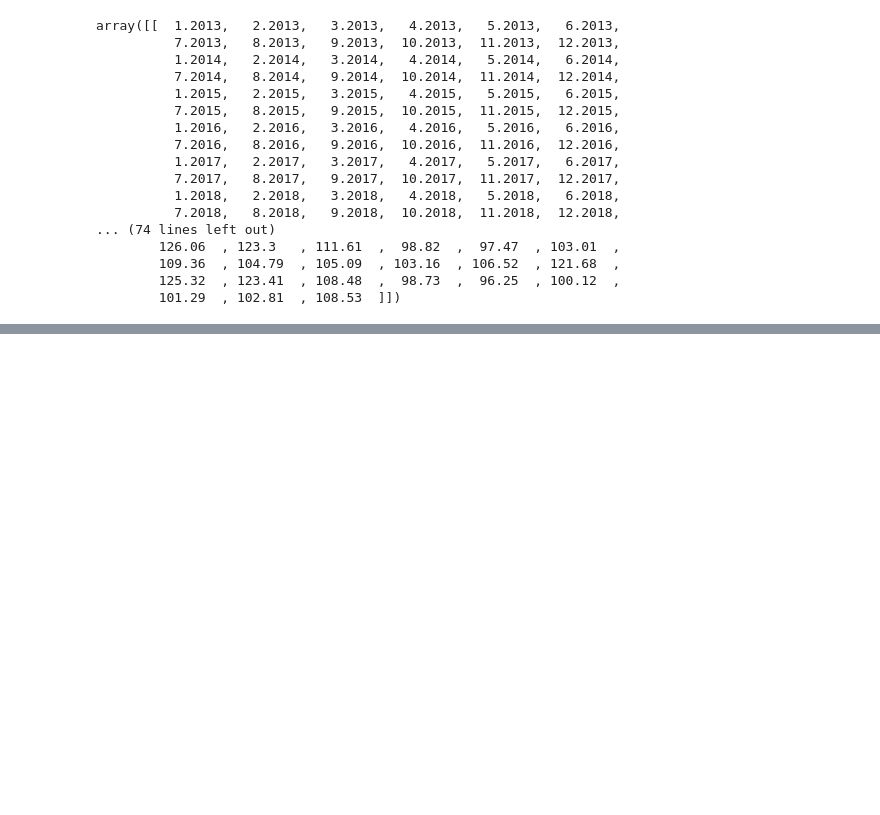
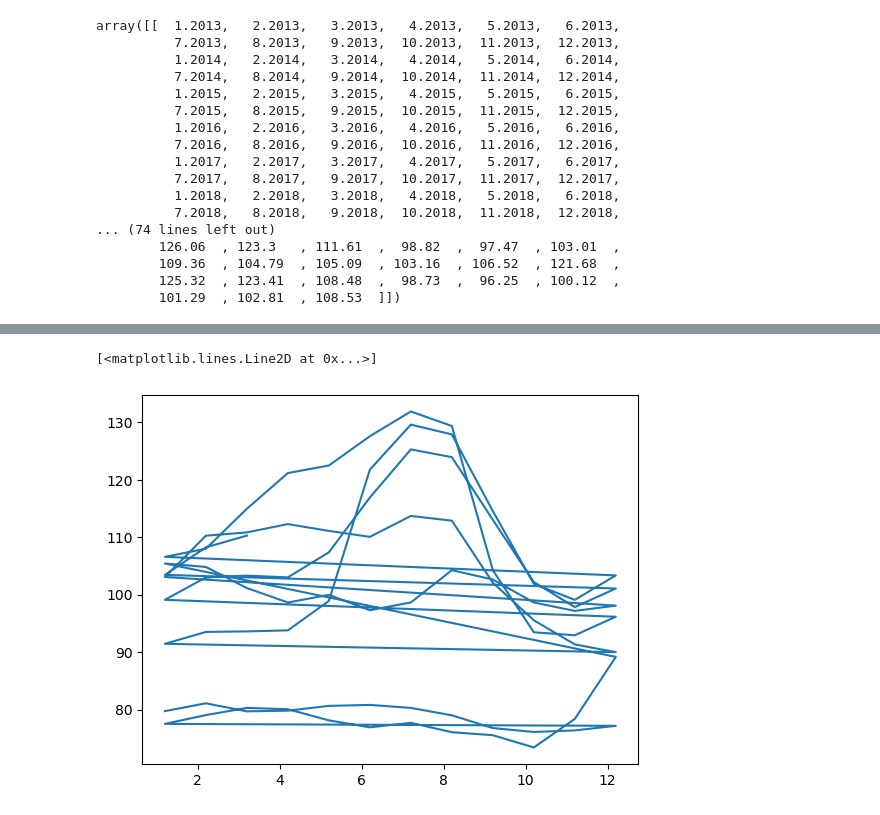
Before and after one commit to AbedNego130/numpy-practice, a Jupyter notebook: analisis-manzanas.ipynb, the cells around one changed output, grey strips where cells are left out. Cells and saved outputs as stored; diff of their text form; code cells hidden in the pictures; blank space fills up the shorter version.

```diff
--- a/analisis-manzanas.ipynb
+++ b/analisis-manzanas.ipynb
@@ -27,0 +109,5 @@ array([[  1.2013,   2.2013,   3.2013,   4.2013,   5.2013,   6.2013,
+# %%
+plt.plot(dates, prices[:, 0])
+# %% [output]
+[<matplotlib.lines.Line2D at 0x...>]
+[figure, added]
```
Also changed, not shown: parts of 59 cells of this notebook, 3 other files.
